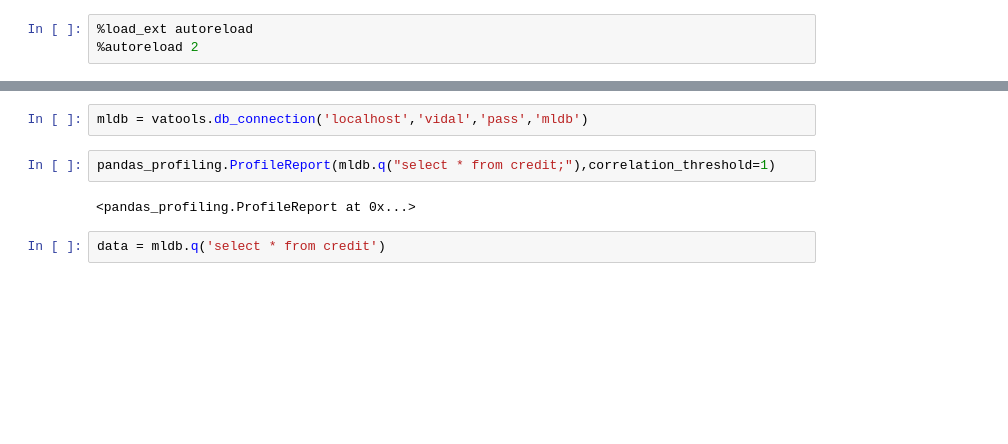
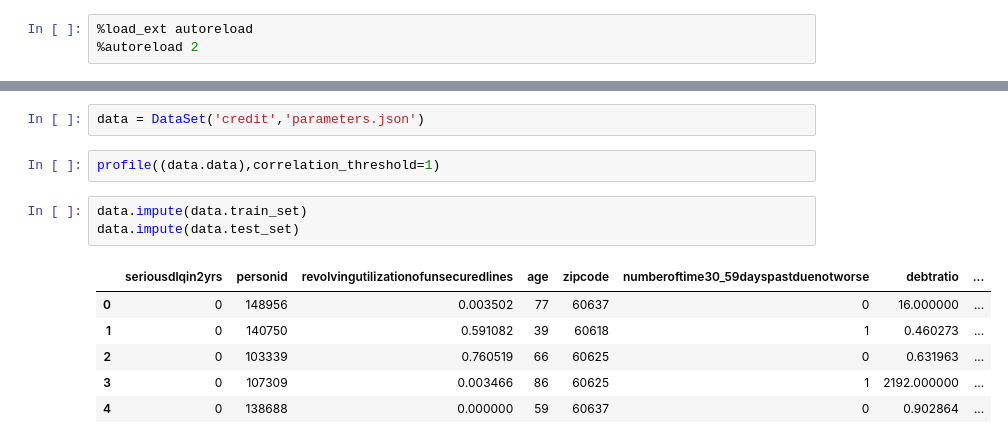
Before and after one commit to vidal-anguiano/Machine-Learning-for-Public-Policy, a Jupyter notebook: Assignment 2/Credit Data.ipynb, the cells around one changed output, grey strips where cells are left out. Saved outputs shown, nothing was run; the diff lists cells and outputs as text; blank space fills up the shorter version.

```diff
--- a/Assignment 2/Credit Data.ipynb
+++ b/Assignment 2/Credit Data.ipynb
@@ -9,8 +13,14 @@ import pandas as pd
-# %%
-mldb = vatools.db_connection('localhost','vidal','pass','mldb')
-# %%
-pandas_profiling.ProfileReport(mldb.q("select * from credit;"),correlation_threshold=1)
-# %% [output]
-<pandas_profiling.ProfileReport at 0x...>
-# %%
-data = mldb.q('select * from credit')
+# %%
+data = DataSet('credit','parameters.json')
+# %%
+profile((data.data),correlation_threshold=1)
+# %%
+data.impute(data.train_set)
+data.impute(data.test_set)
+# %% [output]
+|  | seriousdlqin2yrs | personid | revolvingutilizationofunsecuredlines | age | zipcode | numberoftime30_59dayspastduenotworse | debtratio | ... |
+| 0 | 0 | 148956 | 0.003502 | 77 | 60637 | 0 | 16.000000 | ... |
+| 1 | 0 | 140750 | 0.591082 | 39 | 60618 | 1 | 0.460273 | ... |
+| 2 | 0 | 103339 | 0.760519 | 66 | 60625 | 0 | 0.631963 | ... |
+| 3 | 0 | 107309 | 0.003466 | 86 | 60625 | 1 | 2192.000000 | ... |
+| 4 | 0 | 138688 | 0.000000 | 59 | 60637 | 0 | 0.902864 | ... |
```
Also changed, not shown: parts of 12 cells of this notebook, 19 other files.
